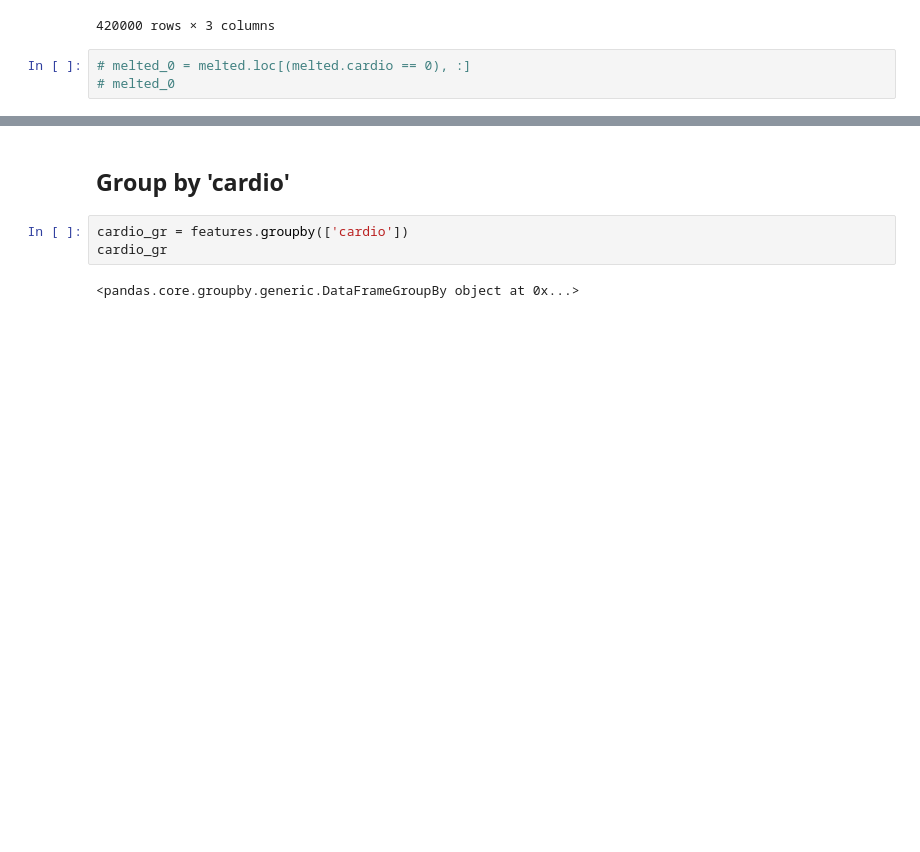
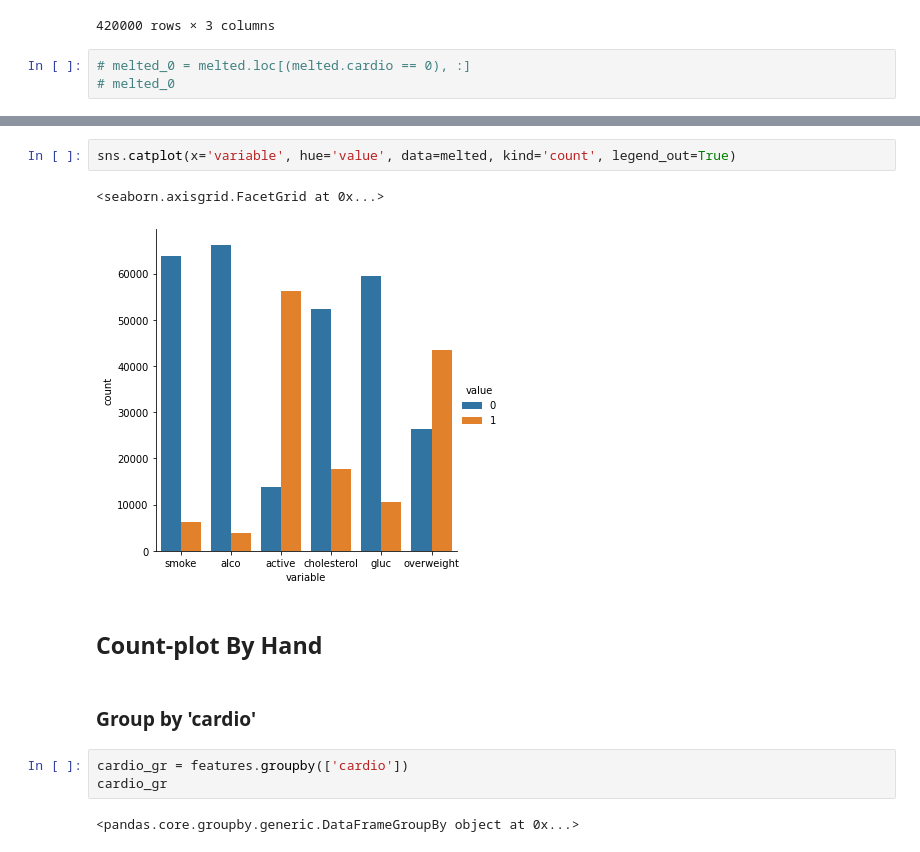
Before and after one commit to Hector-N/FCC-Data-Analysis-with-Python-Certification, a Jupyter notebook: medical_data_visualizer/MDV.ipynb, the cells around one changed output, grey strips where cells are left out. Cells and saved outputs as stored; diff of their text form; blank space fills up the shorter version.

```diff
--- a/medical_data_visualizer/MDV.ipynb
+++ b/medical_data_visualizer/MDV.ipynb
@@ -174,5 +144,12 @@ zero
+# %%
+sns.catplot(x='variable', hue='value', data=melted, kind='count', legend_out=True)
+# %% [output]
+<seaborn.axisgrid.FacetGrid at 0x...>
+[figure, added]
+# %% [markdown]
+## Count-plot By Hand
 # %% [markdown]
-## Group by 'cardio'
+### Group by 'cardio'
 # %%
 cardio_gr = features.groupby(['cardio'])
 cardio_gr
```
Also changed, not shown: parts of 29 cells of this notebook, 2 other files.
